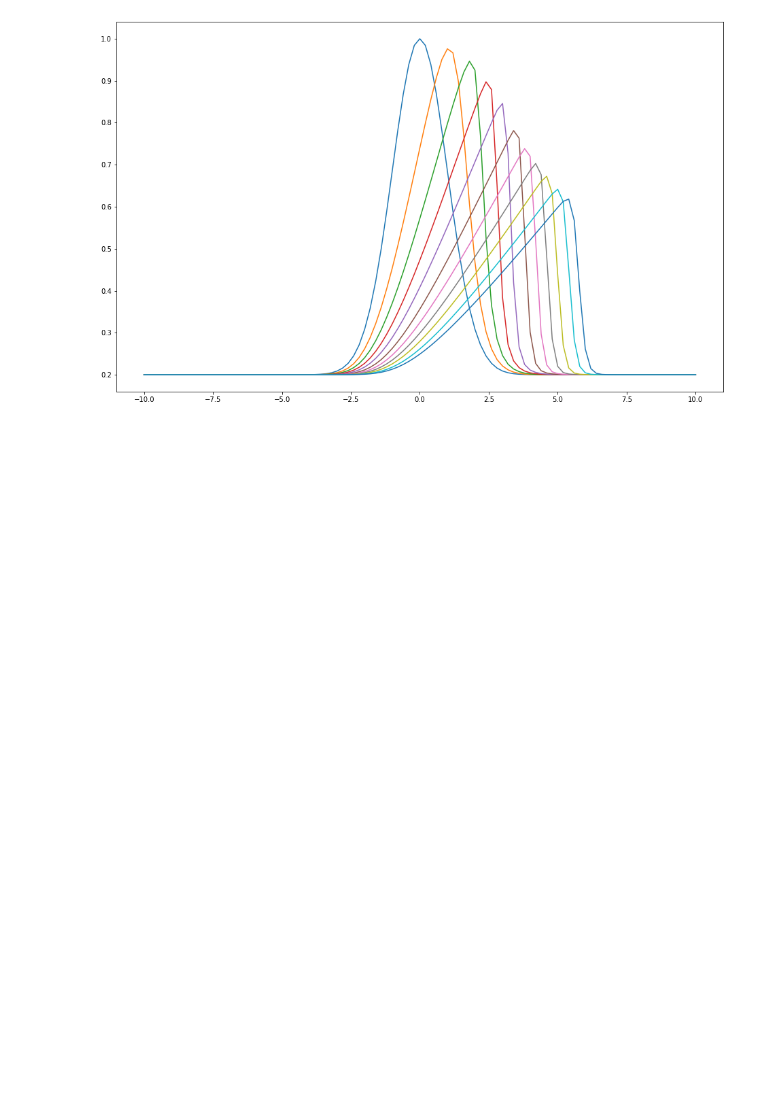
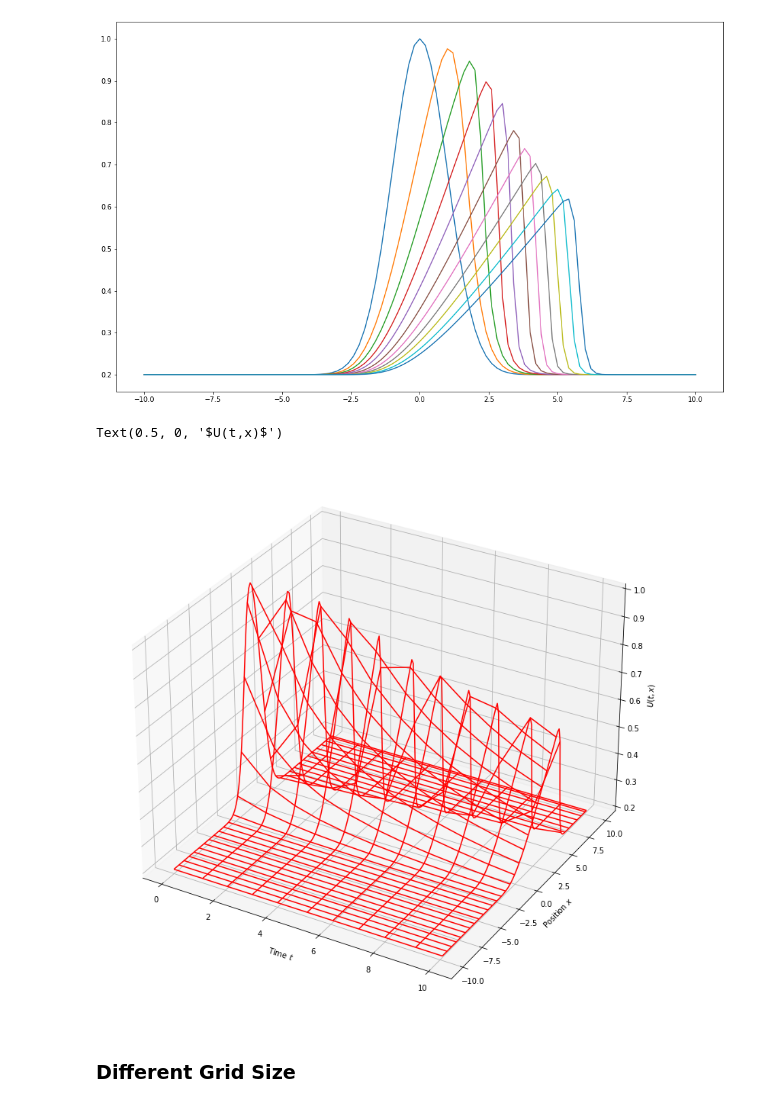
Before and after one commit to KennyWeeks/computational-physics-class-404-604-Spring-2022, a Jupyter notebook: hmwrk/Homework_7_03.25.2022.ipynb, the cells around one changed output. Drawn from its saved outputs; the diff is of its cells as text; code cells hidden in the pictures; blank space fills up the shorter version.

Commit message:
Added the analysis, and the different grid sizes

```diff
--- a/hmwrk/Homework_7_03.25.2022.ipynb
+++ b/hmwrk/Homework_7_03.25.2022.ipynb
@@ -32,6 +32,8 @@ UL = [UFx(d) for d in x] #this is the initial U values, also this will be the li
 fig = plt.figure(figsize=(16,10))
 tout = t + dtout
 plt.plot(x, UL)
+tp = [t]
+Up = np.copy(UL)
 while t < tend:
     #The upstream method begins here
     Uold = np.copy(UL)
@@ -44,7 +46,9 @@ while t < tend:
 
     #saving the data for each step
     if t >= tout:
+        tp.append(t)
         plt.plot(x, UL, label=r"$t = {:.3G}$".format(t))
+        Up = np.vstack((Up, UL))
         print("t = ", t)
         tout += dtout
 # %% [output]
@@ -59,3 +63,17 @@ t =  8.000000000000005
 t =  9.120000000000006
 t =  10.080000000000007
 [figure]
+# %%
+# Create 3D-view of the solution.
+t, x = np.meshgrid(tp, x)
+fig3D = plt.figure(figsize=(16,10))
+ax3D = Axes3D(fig3D)
+ax3D.plot_wireframe(t, x, Up.transpose(), color="red")
+ax3D.set_xlabel("Time $t$")
+ax3D.set_ylabel("Position $x$")
+ax3D.set_zlabel(r"$U(t,x)$")
+# %% [output]
+Text(0.5, 0, '$U(t,x)$')
+[figure, added]
+# %% [markdown]
+### Different Grid Size
```
Also changed, not shown: parts of 5 cells of this notebook.
